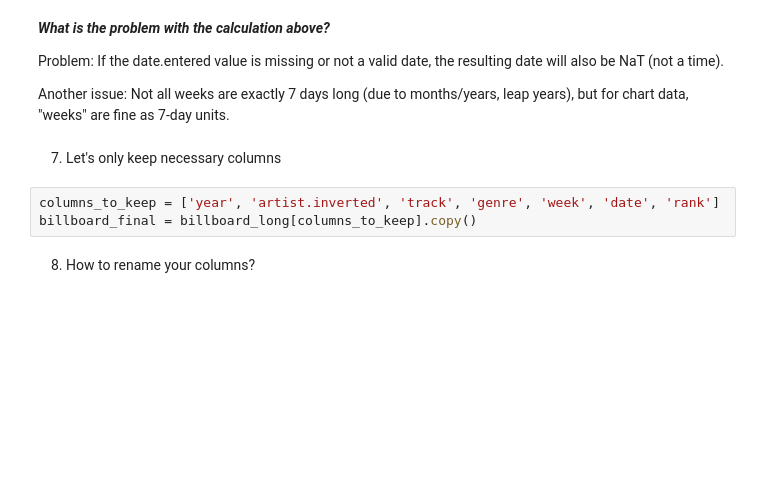
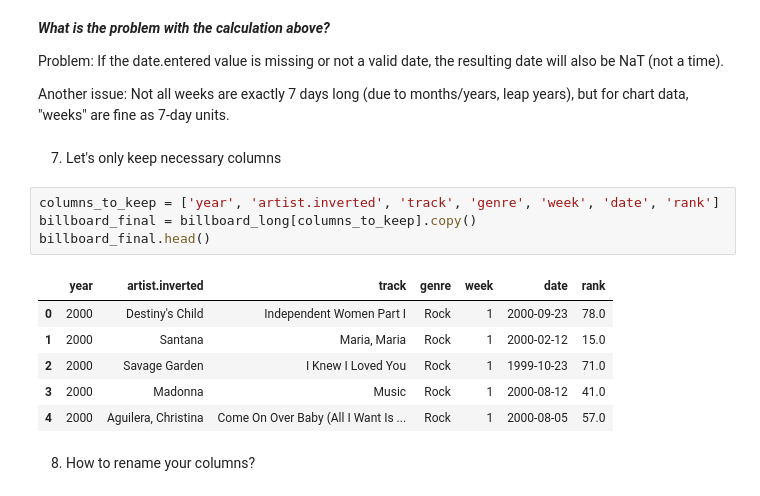
Before and after one commit to MandeepCon/Lab4-TCIO, a Jupyter notebook: week5Lab_Students.ipynb, the cells around one changed output. Saved outputs shown, nothing was run; the diff lists cells and outputs as text; blank space fills up the shorter version.

```diff
--- a/week5Lab_Students.ipynb
+++ b/week5Lab_Students.ipynb
@@ -267,6 +288,14 @@ Another issue: Not all weeks are exactly 7 days long (due to months/years, leap
 # %%
 columns_to_keep = ['year', 'artist.inverted', 'track', 'genre', 'week', 'date', 'rank']
 billboard_final = billboard_long[columns_to_keep].copy()
+billboard_final.head()
+# %% [output]
+|  | year | artist.inverted | track | genre | week | date | rank |
+| 0 | 2000 | Destiny's Child | Independent Women Part I | Rock | 1 | 2000-09-23 | 78.0 |
+| 1 | 2000 | Santana | Maria, Maria | Rock | 1 | 2000-02-12 | 15.0 |
+| 2 | 2000 | Savage Garden | I Knew I Loved You | Rock | 1 | 1999-10-23 | 71.0 |
+| 3 | 2000 | Madonna | Music | Rock | 1 | 2000-08-12 | 41.0 |
+| 4 | 2000 | Aguilera, Christina | Come On Over Baby (All I Want Is ... | Rock | 1 | 2000-08-05 | 57.0 |
 # %% [markdown]
 8. How to rename your columns?
 # %%
```
Also changed, not shown: parts of 15 cells of this notebook.
